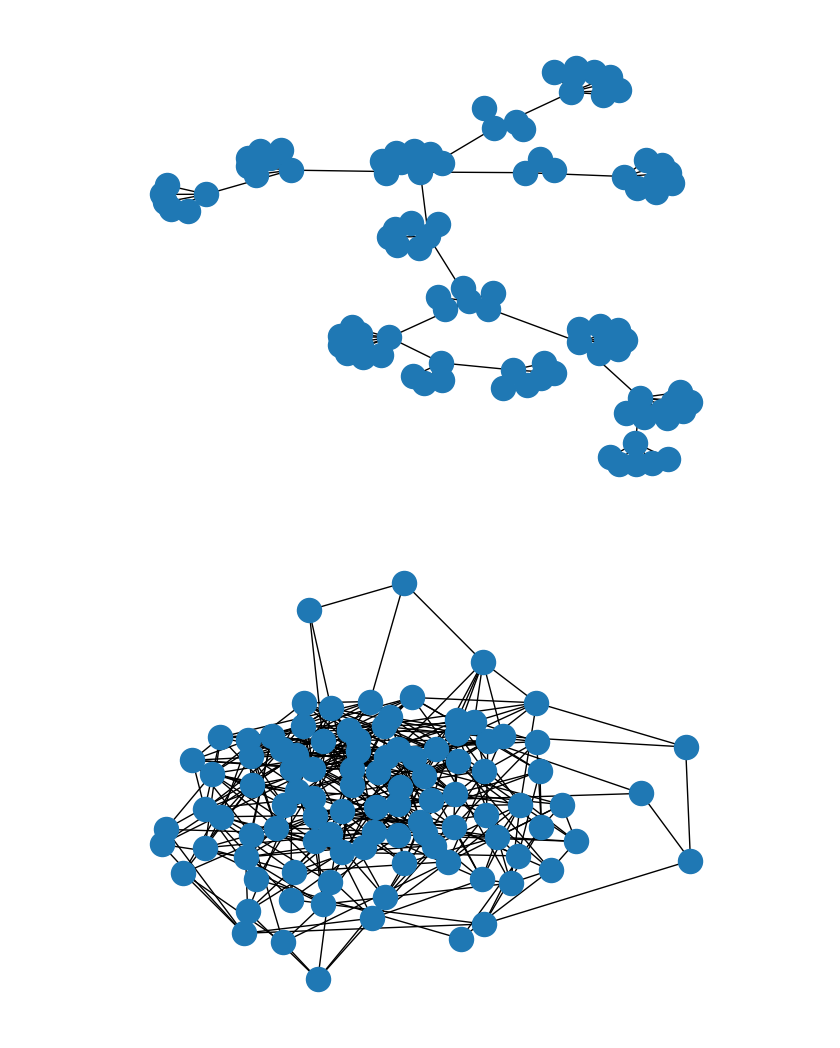
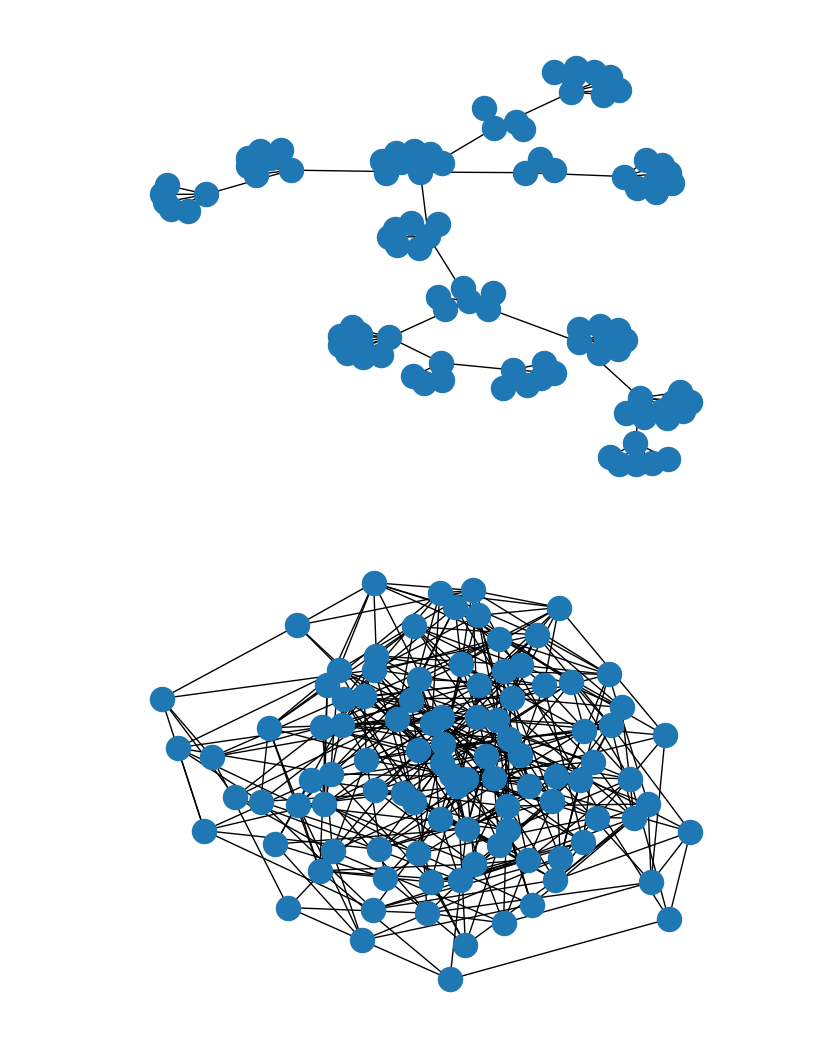
Before and after one commit to jhuangpsu/cse565_proj, a Jupyter notebook: python/demo.ipynb, the cells around one changed output. Cells and saved outputs as stored; diff of their text form; code cells hidden in the pictures.

Commit message:
generate our own hard1.in and hard1.out

```diff
--- a/python/demo.ipynb
+++ b/python/demo.ipynb
@@ -34,7 +36,7 @@ output_trees_to_new_file(trees, file_name_out)
 plot_graph(trees[0])
 # %% [output]
 [figure]
-# %%
-plot_graph(hard_graph)
-# %% [output]
-[figure, removed]
+# %%
+plot_graph(graphs[0])
+# %% [output]
+[figure, added]
```
Also changed, not shown: parts of 1 cell of this notebook, 3 other files.
